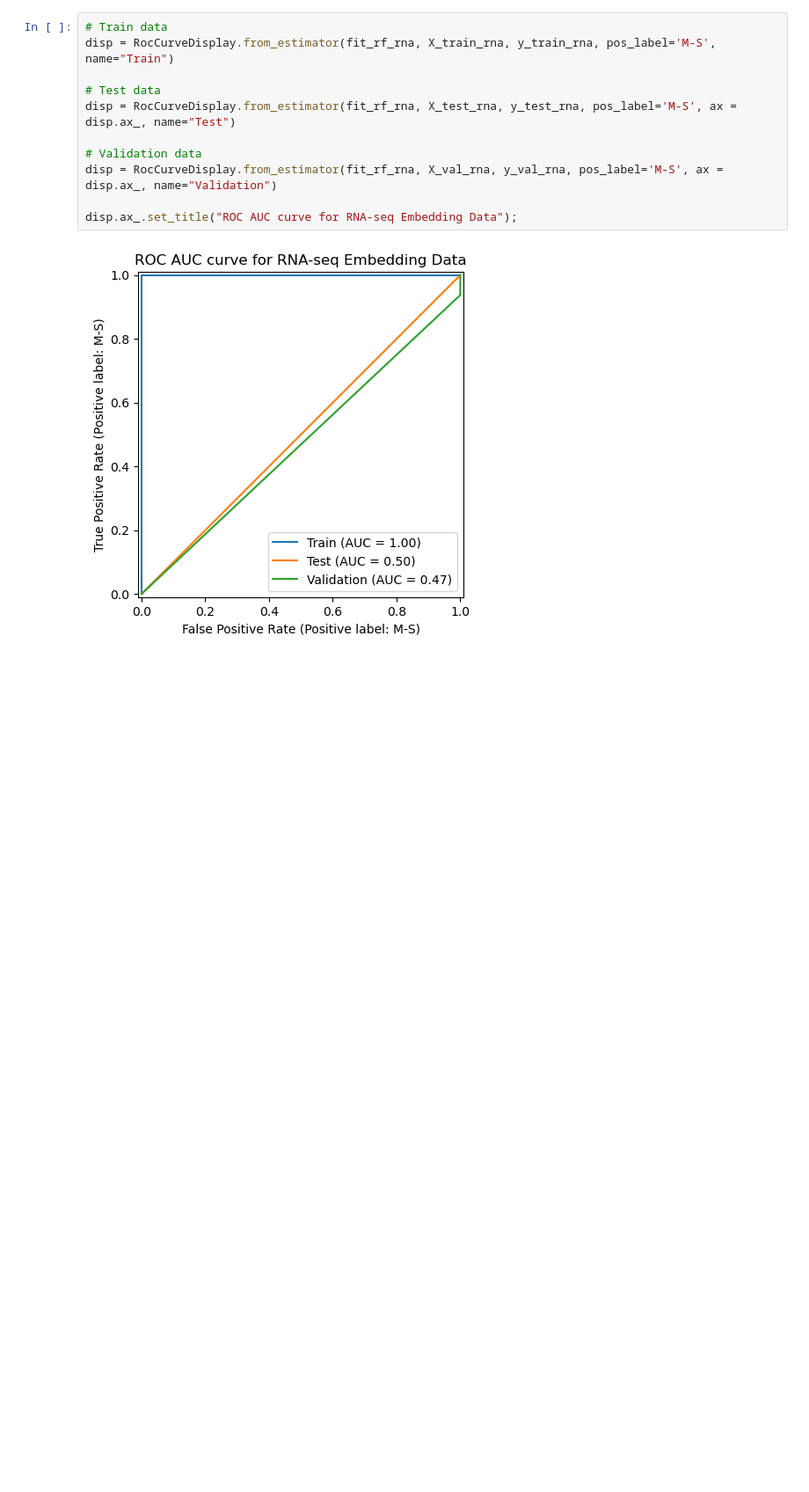
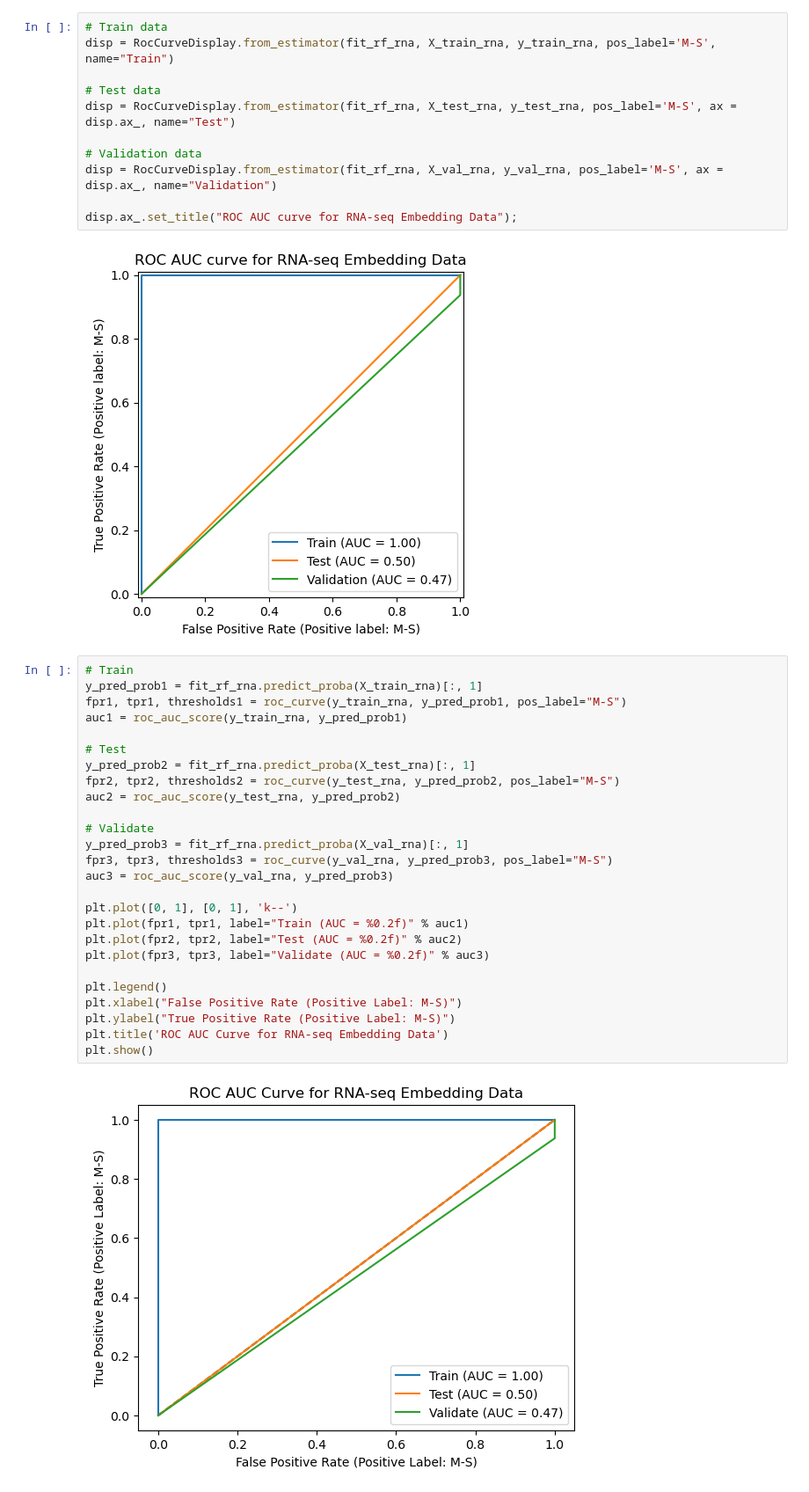
Before and after one commit to KristoferLintonReid/ultrasound-contrastivemodels, a Jupyter notebook: notebooks/baseline_models_embeddings.ipynb, the cells around one changed output. Shown at 88% size. Saved outputs shown, nothing was run; the diff lists cells and outputs as text; blank space fills up the shorter version.

```diff
--- a/notebooks/baseline_models_embeddings.ipynb
+++ b/notebooks/baseline_models_embeddings.ipynb
@@ -1654,3 +1683,31 @@ disp = RocCurveDisplay.from_estimator(fit_rf_rna, X_val_rna, y_val_rna, pos_labe
 disp.ax_.set_title("ROC AUC curve for RNA-seq Embedding Data");
 # %% [output]
 [figure]
+# %%
+# Train
+y_pred_prob1 = fit_rf_rna.predict_proba(X_train_rna)[:, 1]
+fpr1, tpr1, thresholds1 = roc_curve(y_train_rna, y_pred_prob1, pos_label="M-S")
+auc1 = roc_auc_score(y_train_rna, y_pred_prob1)
+
+# Test
+y_pred_prob2 = fit_rf_rna.predict_proba(X_test_rna)[:, 1]
+fpr2, tpr2, thresholds2 = roc_curve(y_test_rna, y_pred_prob2, pos_label="M-S")
+auc2 = roc_auc_score(y_test_rna, y_pred_prob2)
+
+# Validate
+y_pred_prob3 = fit_rf_rna.predict_proba(X_val_rna)[:, 1]
+fpr3, tpr3, thresholds3 = roc_curve(y_val_rna, y_pred_prob3, pos_label="M-S")
+auc3 = roc_auc_score(y_val_rna, y_pred_prob3)
+
+plt.plot([0, 1], [0, 1], 'k--')
+plt.plot(fpr1, tpr1, label="Train (AUC = %0.2f)" % auc1)
+plt.plot(fpr2, tpr2, label="Test (AUC = %0.2f)" % auc2)
+plt.plot(fpr3, tpr3, label="Validate (AUC = %0.2f)" % auc3)
+
+plt.legend()
+plt.xlabel("False Positive Rate (Positive Label: M-S)")
+plt.ylabel("True Positive Rate (Positive Label: M-S)")
+plt.title('ROC AUC Curve for RNA-seq Embedding Data')
+plt.show()
+# %% [output]
+[figure, added]
```
Also changed, not shown: parts of 3 cells of this notebook, 2 other files.
